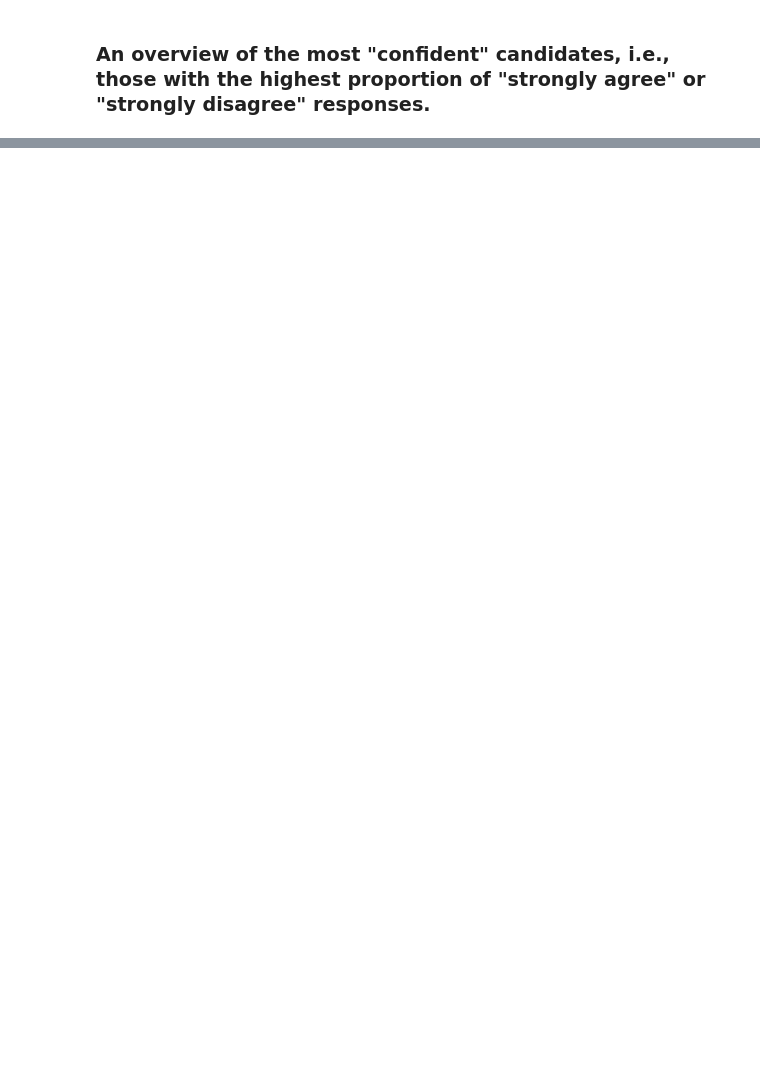
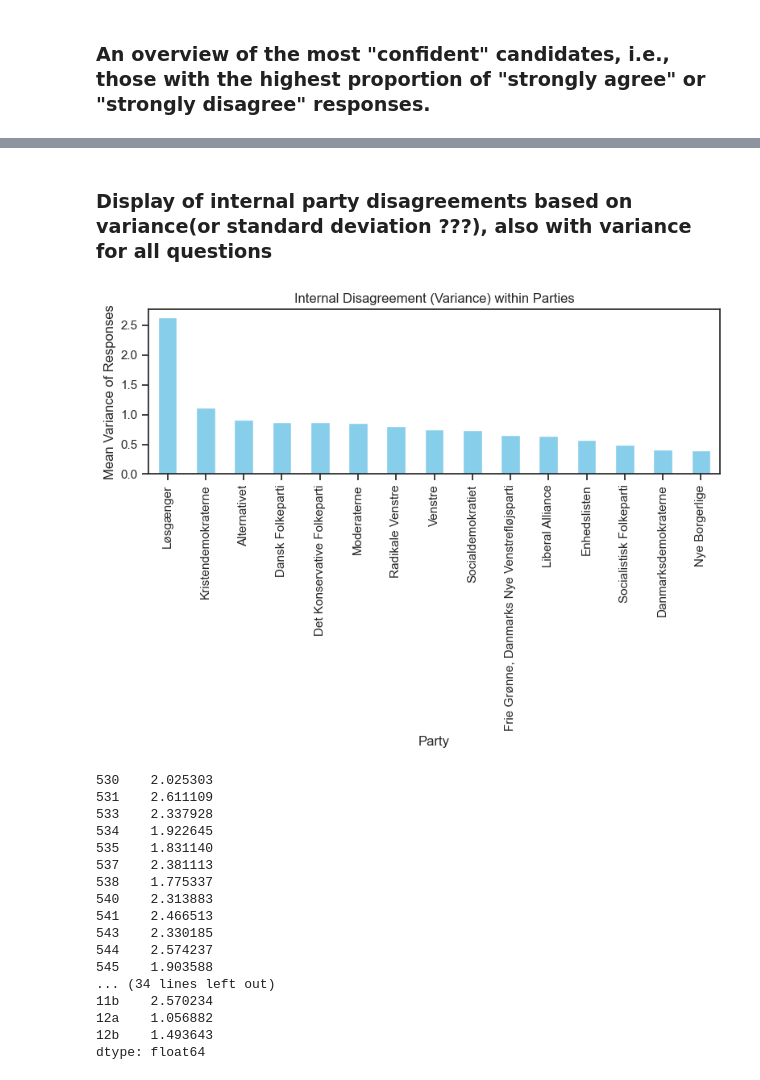
Before and after one commit to radoslavKiryazov/MAL, a Jupyter notebook: Assignment 2/2. Candidate Test 2022 I.ipynb, the cells around one changed output, grey strips where cells are left out. Cells and saved outputs as stored; diff of their text form; code cells hidden in the pictures; blank space fills up the shorter version.

Commit message:
Added partial answer point 3

```diff
--- a/Assignment 2/2. Candidate Test 2022 I.ipynb
+++ b/Assignment 2/2. Candidate Test 2022 I.ipynb
@@ -171,0 +172,45 @@ overview.sort_values(confidence, ascending=False).head(10)
+# %% [markdown]
+### Display of internal party disagreements based on variance(or standard deviation ???), also with variance for all questions
+# %%
+df =  pd.read_excel('alldata.xlsx')
+
+# 1. Inter-party differences: Calculate mean response per party for all questions
+question_columns = list(df.columns[:25]) + list(df.columns[27:51])
+
+# 2. Intra-party disagreements: Calculate variance of responses within each party
+variance_responses_by_party = df.groupby('parti')[question_columns].var()
+
+# 3. Aggregating variances to determine overall internal disagreement by party
+party_internal_disagreement = variance_responses_by_party.mean(axis=1).sort_values(ascending=False)
+
+def plot_internal_disagreement():
+    plt.figure(figsize=(8,6))
+    party_internal_disagreement.plot(kind='bar', color='skyblue')
+    plt.title('Internal Disagreement (Variance) within Parties')
+    plt.xlabel('Party')
+    plt.ylabel('Mean Variance of Responses')
+    plt.tight_layout()
+    plt.show()
+
+plot_internal_disagreement()
+
+df[question_columns].var()
+# %% [output]
+[figure, added]
+530    2.025303
+531    2.611109
+533    2.337928
+534    1.922645
+535    1.831140
+537    2.381113
+538    1.775337
+540    2.313883
+541    2.466513
+543    2.330185
+544    2.574237
+545    1.903588
+... (34 lines left out)
+11b    2.570234
+12a    1.056882
+12b    1.493643
+dtype: float64
```
Also changed, not shown: parts of 3 cells of this notebook.
